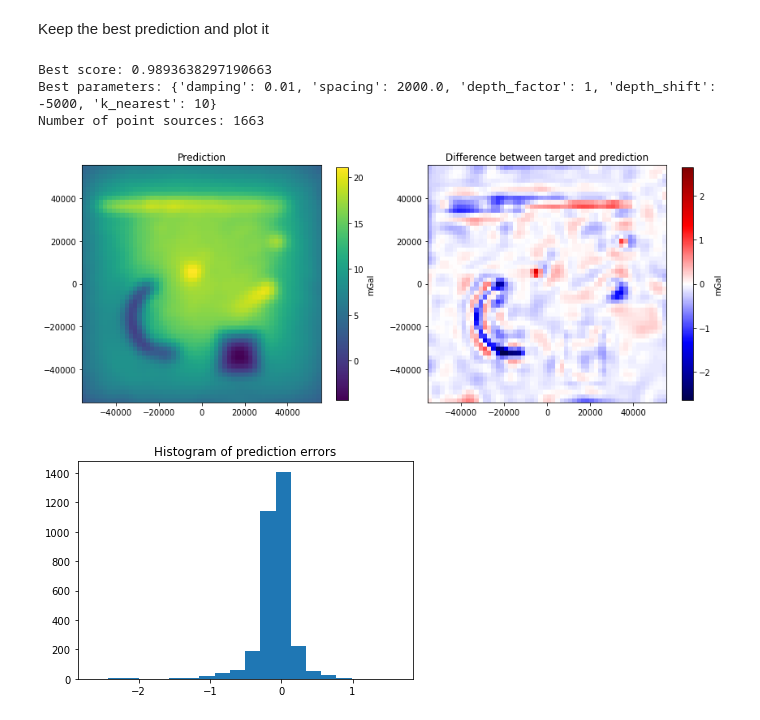
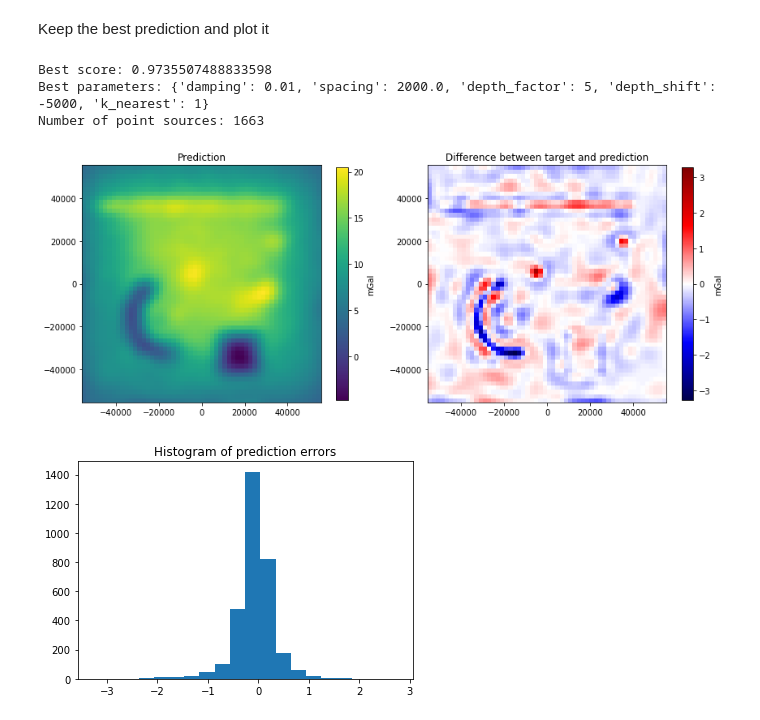
Before and after one commit to compgeolab/eql-gradient-boosted, a Jupyter notebook: notebooks/Gridding synthetic airborne survey.ipynb, the cells around one changed output. Cells and saved outputs as stored; diff of their text form; code cells hidden in the pictures.

```diff
--- a/notebooks/Gridding synthetic airborne survey.ipynb
+++ b/notebooks/Gridding synthetic airborne survey.ipynb
@@ -689,0 +732,9 @@ Number of point sources: 5673
+# %%
+parameters_sets = [
+    dict(
+        damping=combo[0],
+        relative_depth=combo[1],
+        spacing=block_spacing,
+    )
+    for combo in itertools.product(dampings, relative_depths)
+]
@@ -689,0 +876,20 @@ Number of point sources: 5673
+# %%
+best = np.argmax(scores)
+best_params = parameters_sets[best]
+print("Best score:", scores[best])
+print("Best parameters:", best_params)
+
+points = source_bellow_data(
+    coordinates, depth_type="variable_relative_depth", **best_params
+)
+eql = hm.EQLHarmonic(points=points, damping=best_params["damping"])
+eql.fit(coordinates, getattr(survey, field))
+best_prediction = eql.predict(grid)
+
+print("Number of point sources:", points[0].size)
+
+# Store the best prediction
+best_predictions["variable_relative_depth"]["source_beneath_data"] = best_prediction
+
+plot_prediction(grid, best_prediction, target)
+histogram_errors(best_prediction, target)
@@ -712,10 +926,11 @@ Perform the interpolations and score them against the target data
 scores = []
 for parameters in parameters_sets:
     # Create the custom source points layout by block reducing the
-    # observed coordinates and setting the point sources at a constant
-    # relative depth beneath them. By leaving the relative_depth argument as None,
-    # the function will use the variable relative depth approach.
-    points = block_reduced_sources(coordinates, **parameters)
+    # observed coordinates and setting the point sources at a
+    # relative depth beneath them.
+    points = block_reduced_sources(
+        coordinates, depth_type="variable_relative_depth", **parameters
+    )
     # Initialize the gridder passing the points layout and the damping
     eql = hm.EQLHarmonic(points=points, damping=parameters["damping"])
     # Fit the gridder giving the survey data
@@ -751,25 +966,27 @@ Keep the best prediction and plot it
 # %%
 best = np.argmax(scores)
 best_params = parameters_sets[best]
 print("Best score:", scores[best])
 print("Best parameters:", best_params)
 
-points = block_reduced_sources(coordinates, **best_params)
+points = block_reduced_sources(
+    coordinates, depth_type="variable_relative_depth", **best_params
+)
 eql = hm.EQLHarmonic(points=points, damping=best_params["damping"])
 eql.fit(coordinates, getattr(survey, field))
 best_prediction = eql.predict(grid)
 
 print("Number of point sources:", points[0].size)
 
 # Store the best prediction
-best_predictions["variable_depth"]["block_reduced"] = best_prediction
+best_predictions["variable_relative_depth"]["block_reduced"] = best_prediction
 
 plot_prediction(grid, best_prediction, target)
 histogram_errors(best_prediction, target)
 # %% [output]
-Best score: 0.9893638297190663
-Best parameters: {'damping': 0.01, 'spacing': 2000.0, 'depth_factor': 1, 'depth_shift': -5000, 'k_nearest': 10}
+Best score: 0.9735507488833598
+Best parameters: {'damping': 0.01, 'spacing': 2000.0, 'depth_factor': 5, 'depth_shift': -5000, 'k_nearest': 1}
 Number of point sources: 1663
-[figure, old version]
+[figure, new version]
-[figure, old version]
+[figure, new version]
 # %% [markdown]
```
Also changed, not shown: parts of 49 cells of this notebook, 4 other files.
